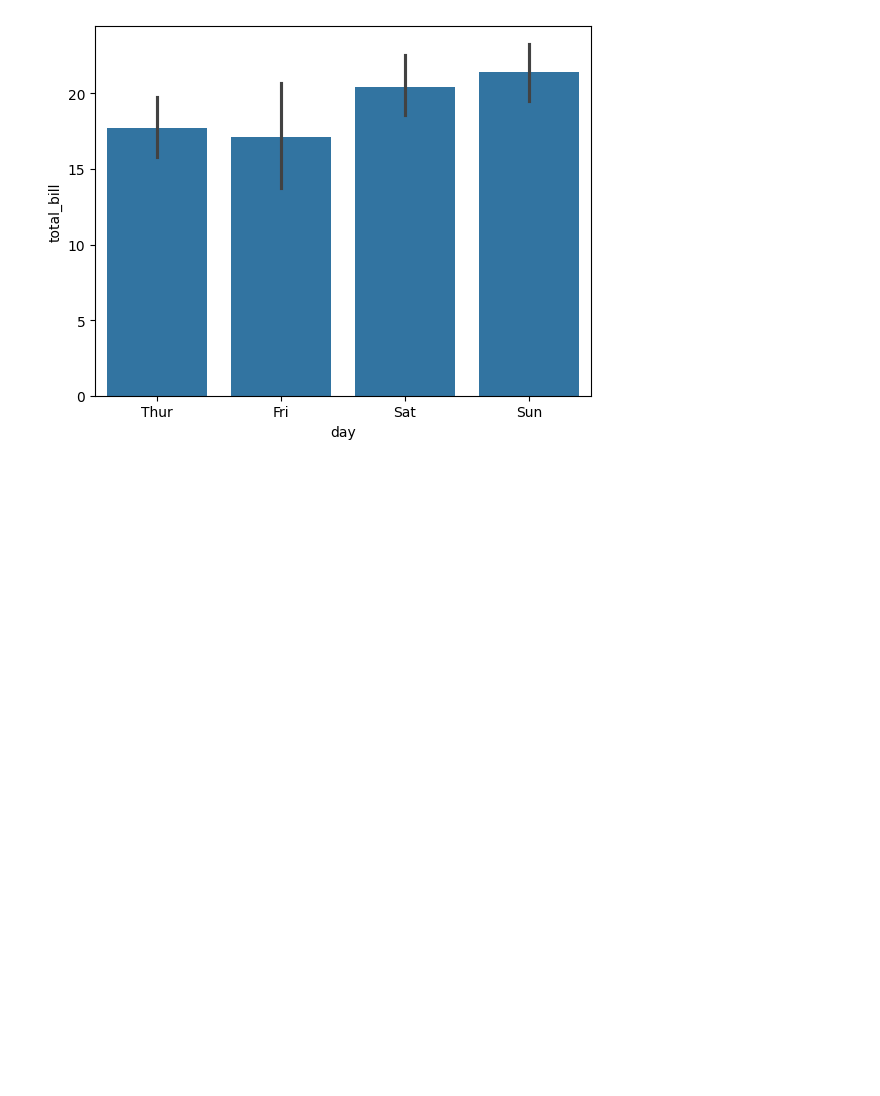
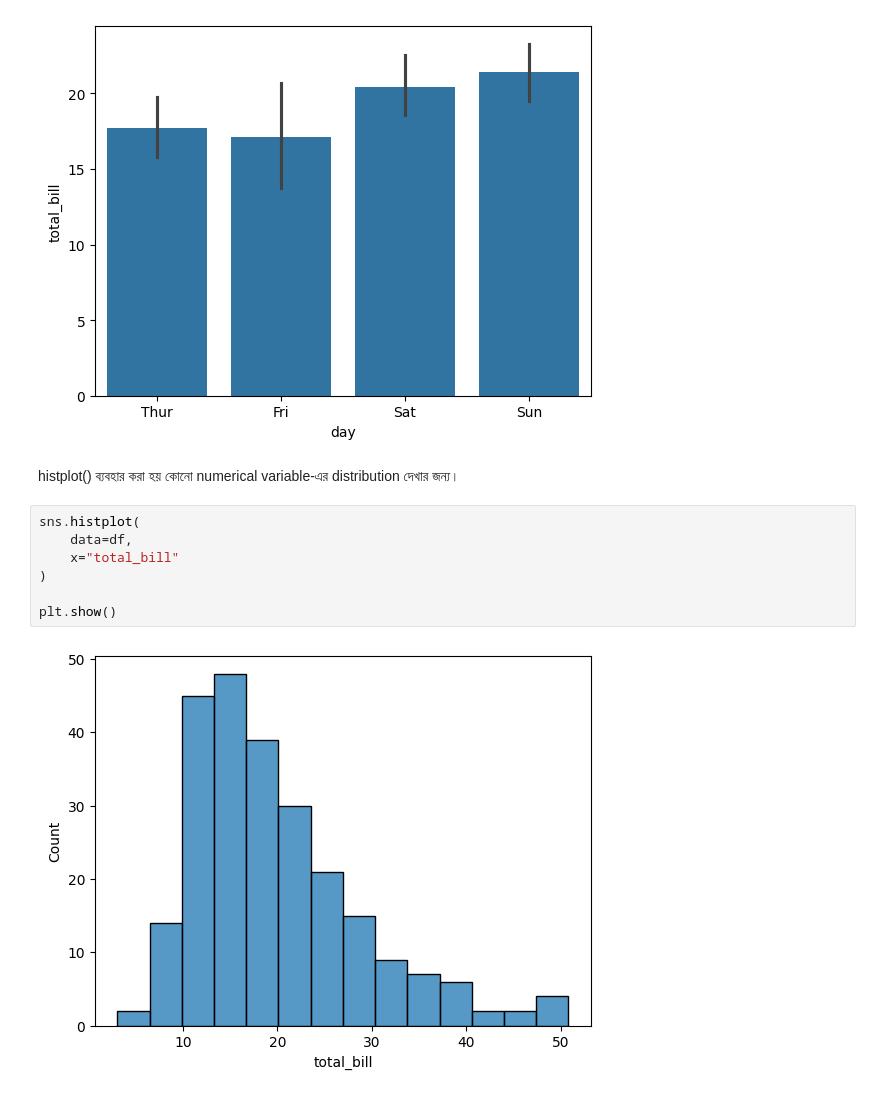
Before and after one commit to dmamun/Machine_learning_basic, a Jupyter notebook: Machine_learning_basic.ipynb, the cells around one changed output. Saved outputs shown, nothing was run; the diff lists cells and outputs as text; blank space fills up the shorter version.

```diff
--- a/Machine_learning_basic.ipynb
+++ b/Machine_learning_basic.ipynb
@@ -1627,3 +1627,14 @@ sns.barplot(
 # %% [output]
 <Axes: xlabel='day', ylabel='total_bill'>
 [figure]
+# %% [markdown]
+histplot() ব্যবহার করা হয় কোনো numerical variable-এর distribution দেখার জন্য।
+# %%
+sns.histplot(
+    data=df,
+    x="total_bill"
+)
+
+plt.show()
+# %% [output]
+[figure, added]
```
Also changed, not shown: parts of 3 cells of this notebook.
